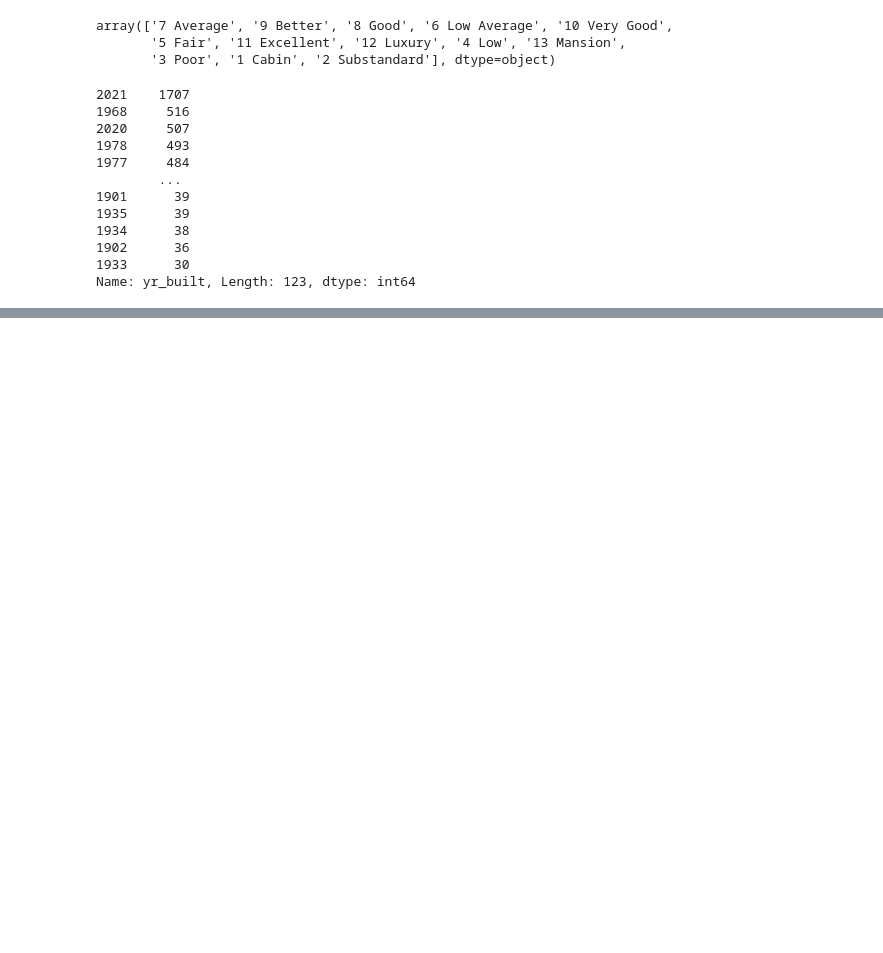
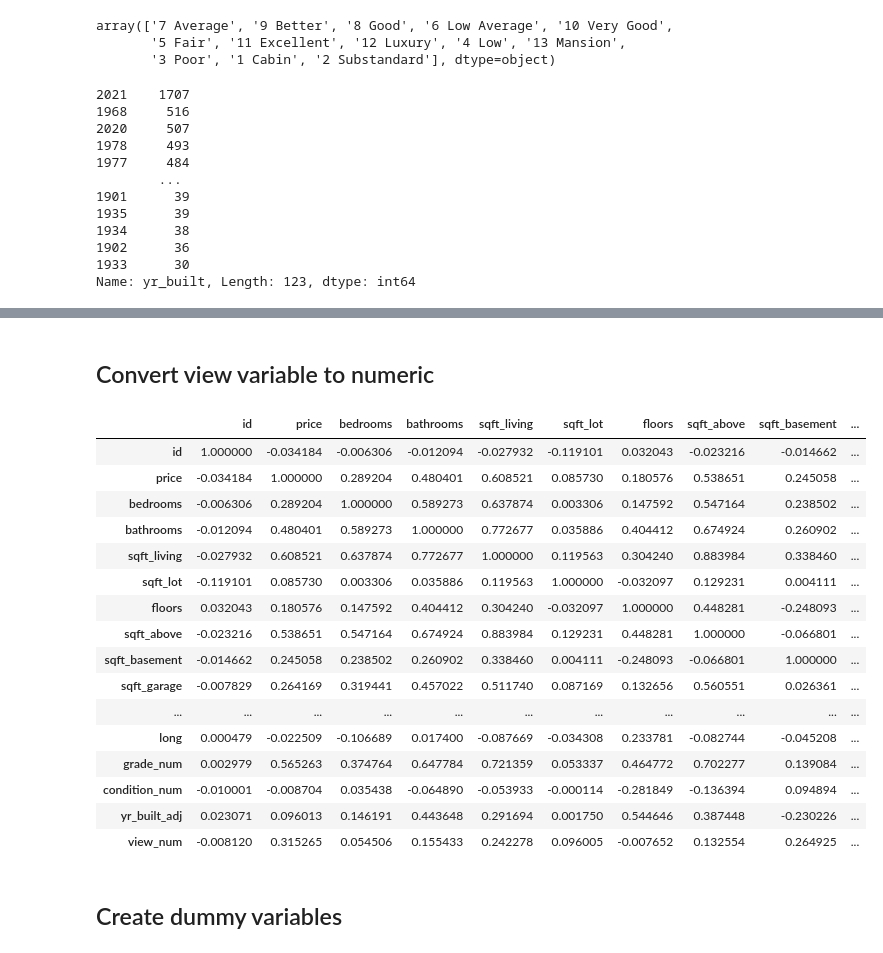
Before and after one commit to jmarksk/RealEstateProject2, a Jupyter notebook: student.ipynb, the cells around one changed output, grey strips where cells are left out. Cells and saved outputs as stored; diff of their text form; code cells hidden in the pictures; blank space fills up the shorter version.

```diff
--- a/student.ipynb
+++ b/student.ipynb
@@ -72,0 +267,28 @@ Name: yr_built, Length: 123, dtype: int64
+# %% [markdown]
+## Convert view variable to numeric
+# %%
+view_num = data['view'].replace({'NONE': 0, 'FAIR':1, 'AVERAGE':2, 'GOOD':3, 'EXCELLENT':4})
+# %%
+data['view_num']=view_num
+# %%
+data.corr()
+# %% [output]
+|  | id | price | bedrooms | bathrooms | sqft_living | sqft_lot | floors | sqft_above | sqft_basement | ... |
+| id | 1.000000 | -0.034184 | -0.006306 | -0.012094 | -0.027932 | -0.119101 | 0.032043 | -0.023216 | -0.014662 | ... |
+| price | -0.034184 | 1.000000 | 0.289204 | 0.480401 | 0.608521 | 0.085730 | 0.180576 | 0.538651 | 0.245058 | ... |
+| bedrooms | -0.006306 | 0.289204 | 1.000000 | 0.589273 | 0.637874 | 0.003306 | 0.147592 | 0.547164 | 0.238502 | ... |
+| bathrooms | -0.012094 | 0.480401 | 0.589273 | 1.000000 | 0.772677 | 0.035886 | 0.404412 | 0.674924 | 0.260902 | ... |
+| sqft_living | -0.027932 | 0.608521 | 0.637874 | 0.772677 | 1.000000 | 0.119563 | 0.304240 | 0.883984 | 0.338460 | ... |
+| sqft_lot | -0.119101 | 0.085730 | 0.003306 | 0.035886 | 0.119563 | 1.000000 | -0.032097 | 0.129231 | 0.004111 | ... |
+| floors | 0.032043 | 0.180576 | 0.147592 | 0.404412 | 0.304240 | -0.032097 | 1.000000 | 0.448281 | -0.248093 | ... |
+| sqft_above | -0.023216 | 0.538651 | 0.547164 | 0.674924 | 0.883984 | 0.129231 | 0.448281 | 1.000000 | -0.066801 | ... |
+| sqft_basement | -0.014662 | 0.245058 | 0.238502 | 0.260902 | 0.338460 | 0.004111 | -0.248093 | -0.066801 | 1.000000 | ... |
+| sqft_garage | -0.007829 | 0.264169 | 0.319441 | 0.457022 | 0.511740 | 0.087169 | 0.132656 | 0.560551 | 0.026361 | ... |
+| ... | ... | ... | ... | ... | ... | ... | ... | ... | ... | ... |
+| long | 0.000479 | -0.022509 | -0.106689 | 0.017400 | -0.087669 | -0.034308 | 0.233781 | -0.082744 | -0.045208 | ... |
+| grade_num | 0.002979 | 0.565263 | 0.374764 | 0.647784 | 0.721359 | 0.053337 | 0.464772 | 0.702277 | 0.139084 | ... |
+| condition_num | -0.010001 | -0.008704 | 0.035438 | -0.064890 | -0.053933 | -0.000114 | -0.281849 | -0.136394 | 0.094894 | ... |
+| yr_built_adj | 0.023071 | 0.096013 | 0.146191 | 0.443648 | 0.291694 | 0.001750 | 0.544646 | 0.387448 | -0.230226 | ... |
+| view_num | -0.008120 | 0.315265 | 0.054506 | 0.155433 | 0.242278 | 0.096005 | -0.007652 | 0.132554 | 0.264925 | ... |
+# %% [markdown]
+## Create dummy variables
```
Also changed, not shown: parts of 43 cells of this notebook.
